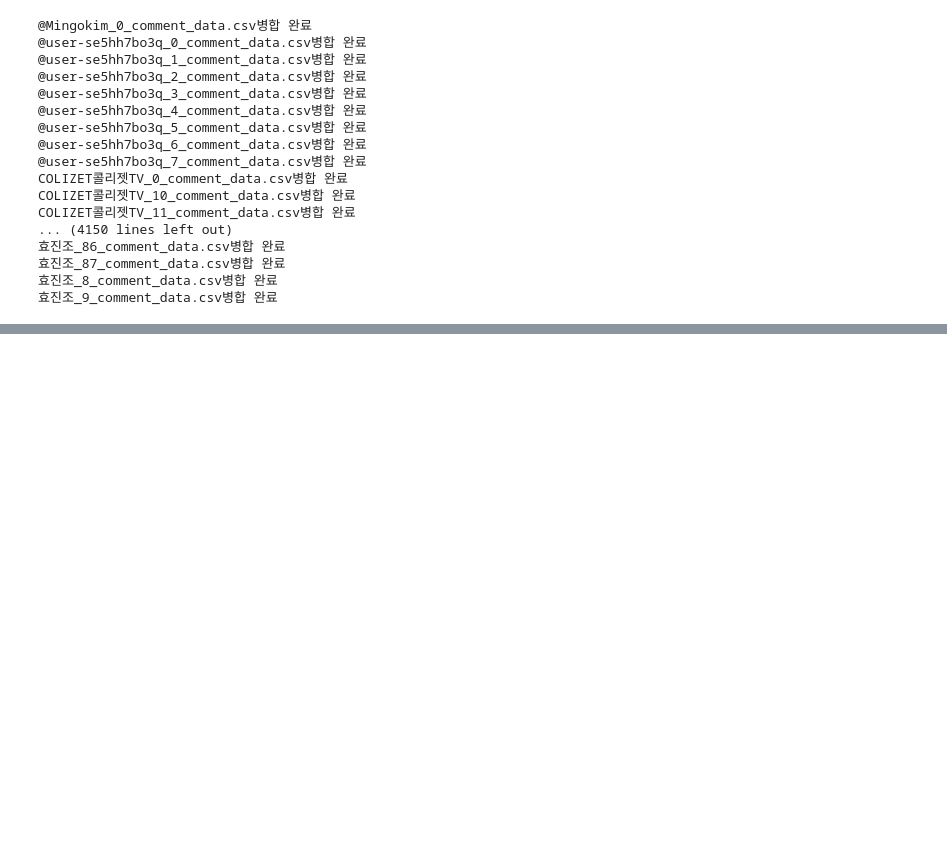
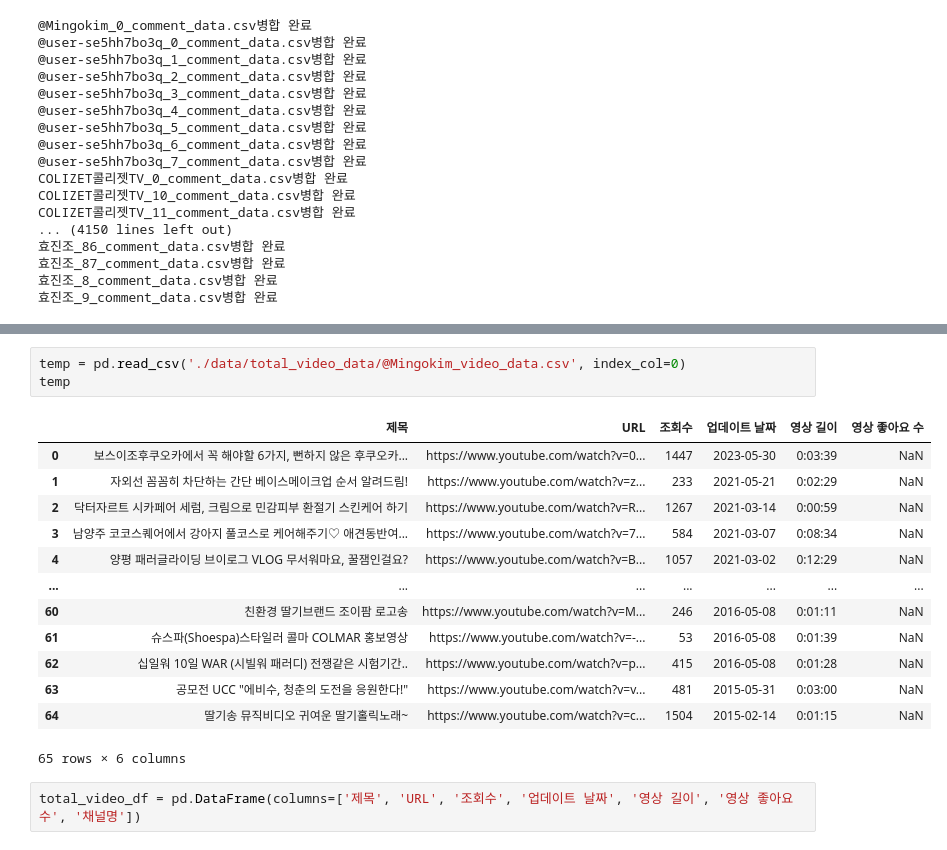
Before and after one commit to scnelMG/Samsungfire_Risk_Management, a Jupyter notebook: data_collect.ipynb, the cells around one changed output, grey strips where cells are left out. Cells and saved outputs as stored; diff of their text form; blank space fills up the shorter version.

```diff
--- a/data_collect.ipynb
+++ b/data_collect.ipynb
@@ -151,0 +160,19 @@ total_comment_df.to_csv('./data/total_comment_data.csv')
+# %%
+temp = pd.read_csv('./data/total_video_data/@Mingokim_video_data.csv', index_col=0)
+temp
+# %% [output]
+|  | 제목 | URL | 조회수 | 업데이트 날짜 | 영상 길이 | 영상 좋아요 수 |
+| 0 | 보스이조후쿠오카에서 꼭 해야할 6가지, 뻔하지 않은 후쿠오카... | https://www.youtube.com/watch?v=0... | 1447 | 2023-05-30 | 0:03:39 | NaN |
+| 1 | 자외선 꼼꼼히 차단하는 간단 베이스메이크업 순서 알려드림! | https://www.youtube.com/watch?v=z... | 233 | 2021-05-21 | 0:02:29 | NaN |
+| 2 | 닥터자르트 시카페어 세럼, 크림으로 민감피부 환절기 스킨케어 하기 | https://www.youtube.com/watch?v=R... | 1267 | 2021-03-14 | 0:00:59 | NaN |
+| 3 | 남양주 코코스퀘어에서 강아지 풀코스로 케어해주기♡ 애견동반여... | https://www.youtube.com/watch?v=7... | 584 | 2021-03-07 | 0:08:34 | NaN |
+| 4 | 양평 패러글라이딩 브이로그 VLOG 무서워마요, 꿀잼인걸요? | https://www.youtube.com/watch?v=B... | 1057 | 2021-03-02 | 0:12:29 | NaN |
+| ... | ... | ... | ... | ... | ... | ... |
+| 60 | 친환경 딸기브랜드 조이팜 로고송 | https://www.youtube.com/watch?v=M... | 246 | 2016-05-08 | 0:01:11 | NaN |
+| 61 | 슈스파(Shoespa)스타일러 콜마 COLMAR 홍보영상 | https://www.youtube.com/watch?v=-... | 53 | 2016-05-08 | 0:01:39 | NaN |
+| 62 | 십일워 10일 WAR (시빌워 패러디) 전쟁같은 시험기간.. | https://www.youtube.com/watch?v=p... | 415 | 2016-05-08 | 0:01:28 | NaN |
+| 63 | 공모전 UCC "에비수, 청춘의 도전을 응원한다!" | https://www.youtube.com/watch?v=v... | 481 | 2015-05-31 | 0:03:00 | NaN |
+| 64 | 딸기송 뮤직비디오 귀여운 딸기홀릭노래~ | https://www.youtube.com/watch?v=c... | 1504 | 2015-02-14 | 0:01:15 | NaN |
+65 rows × 6 columns
+# %%
+total_video_df = pd.DataFrame(columns=['제목', 'URL', '조회수', '업데이트 날짜', '영상 길이', '영상 좋아요 수', '채널명'])
```
Also changed, not shown: parts of 7 cells of this notebook, 3 other files.
